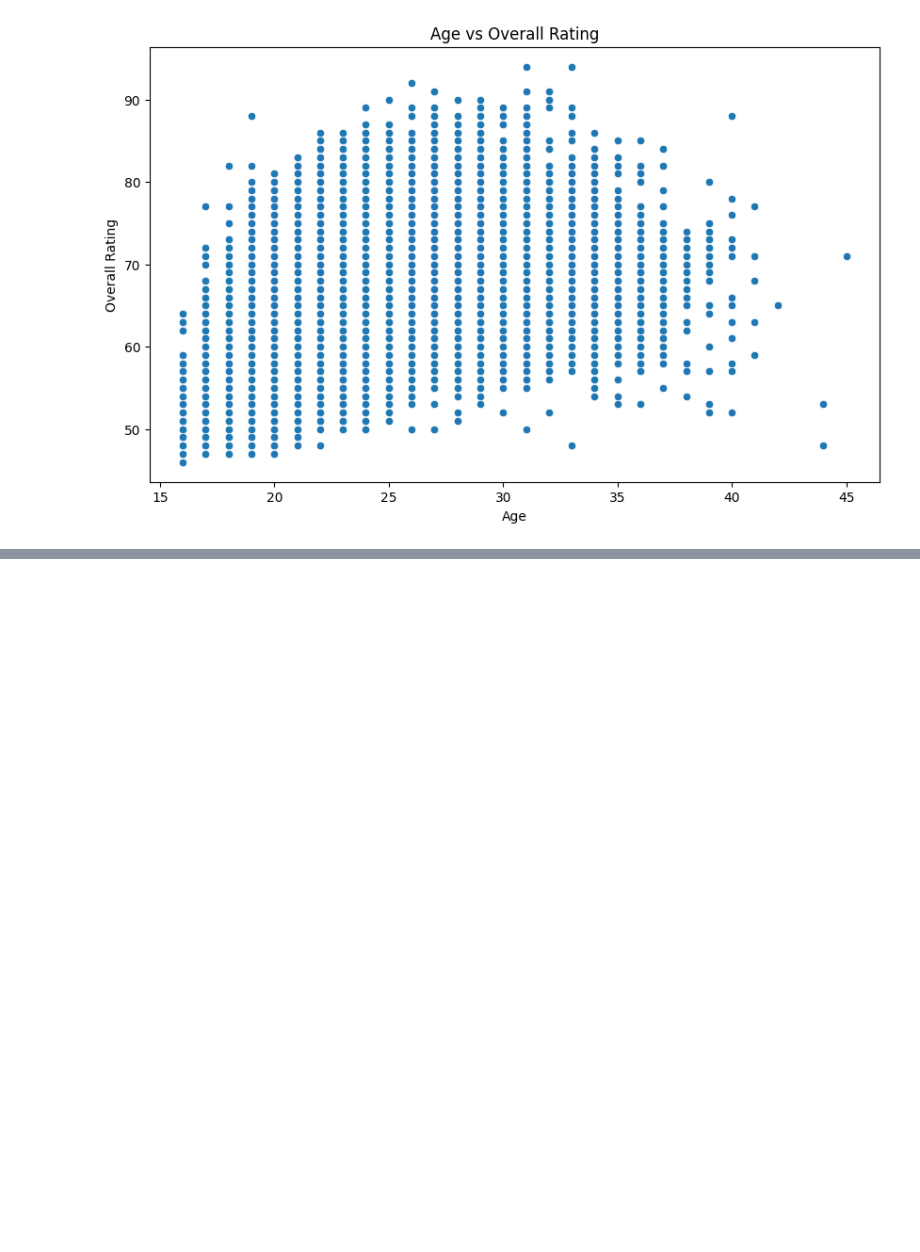
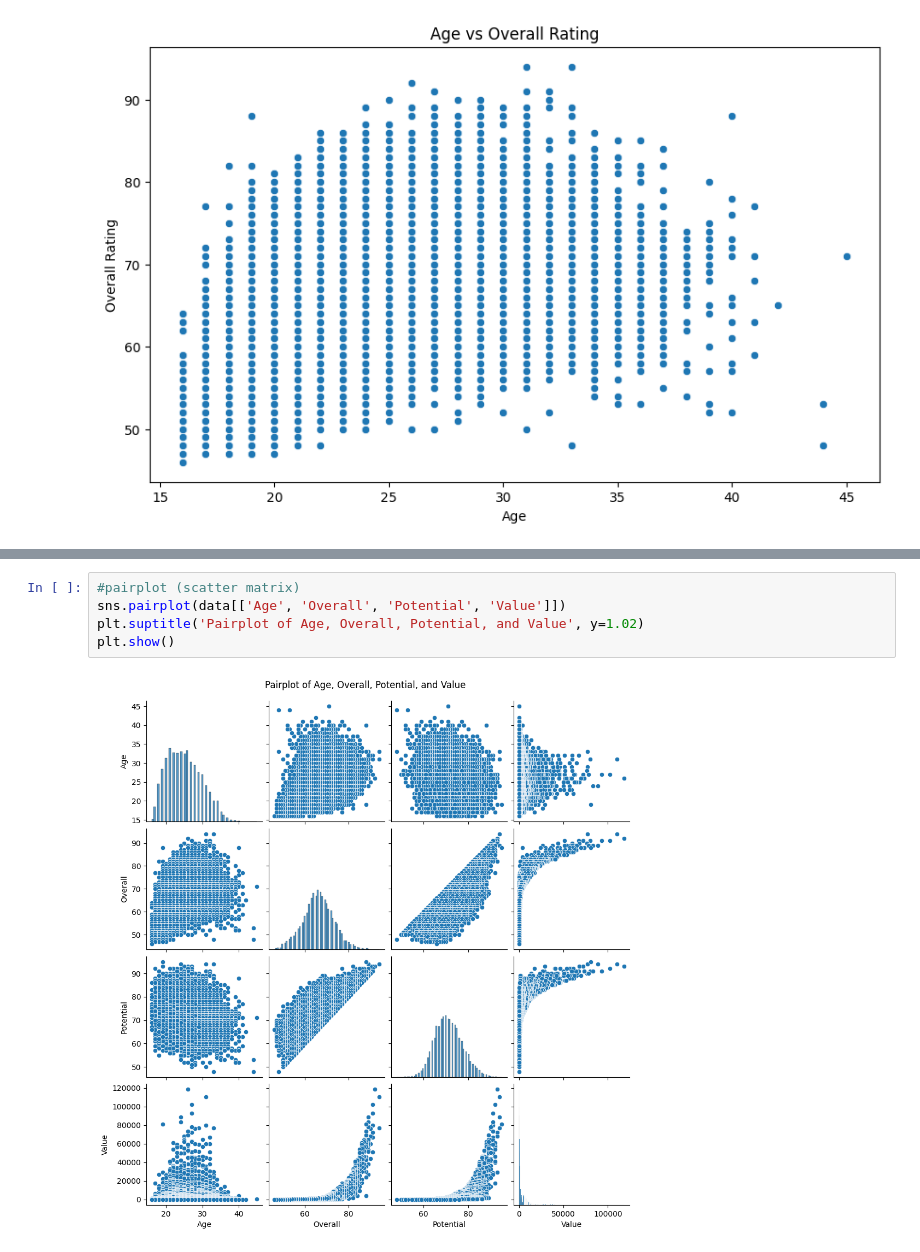
Before and after one commit to GabiYamato/DA_practice, a Jupyter notebook: 01_visualization.ipynb, the cells around one changed output, grey strips where cells are left out. Saved outputs shown, nothing was run; the diff lists cells and outputs as text; blank space fills up the shorter version.

```diff
--- a/01_visualization.ipynb
+++ b/01_visualization.ipynb
@@ -106,0 +110,7 @@ plt.show()
+# %%
+#pairplot (scatter matrix)
+sns.pairplot(data[['Age', 'Overall', 'Potential', 'Value']])
+plt.suptitle('Pairplot of Age, Overall, Potential, and Value', y=1.02)
+plt.show()
+# %% [output]
+[figure, added]
```
Also changed, not shown: parts of 7 cells of this notebook.
